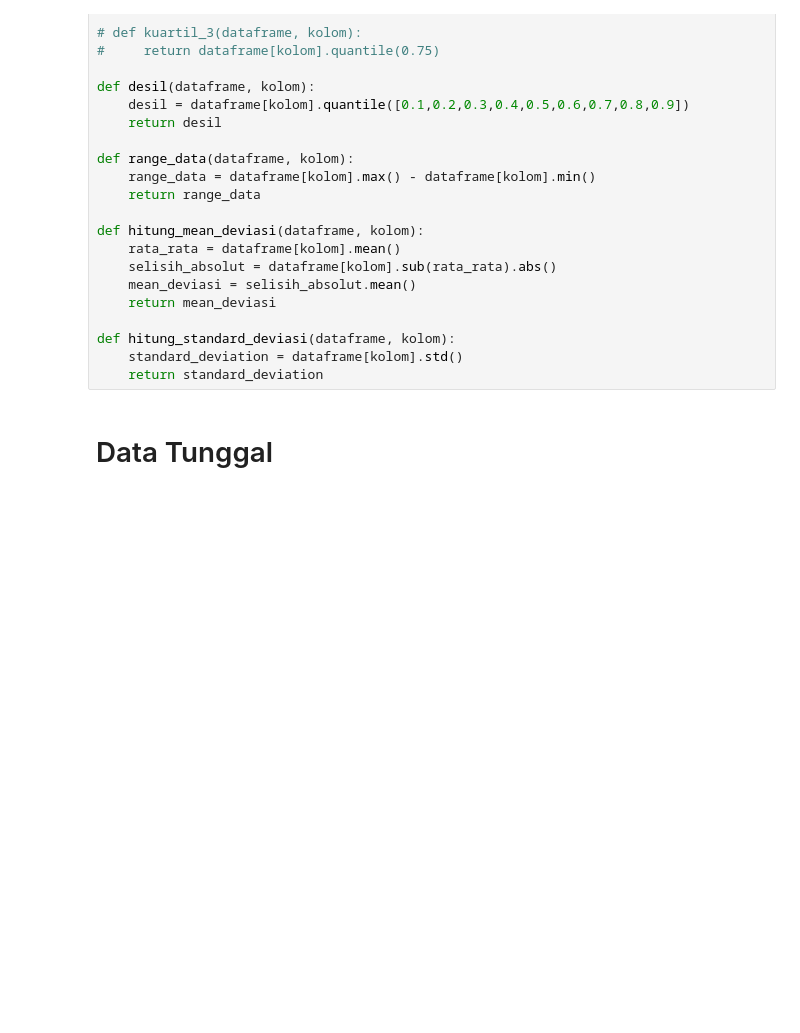
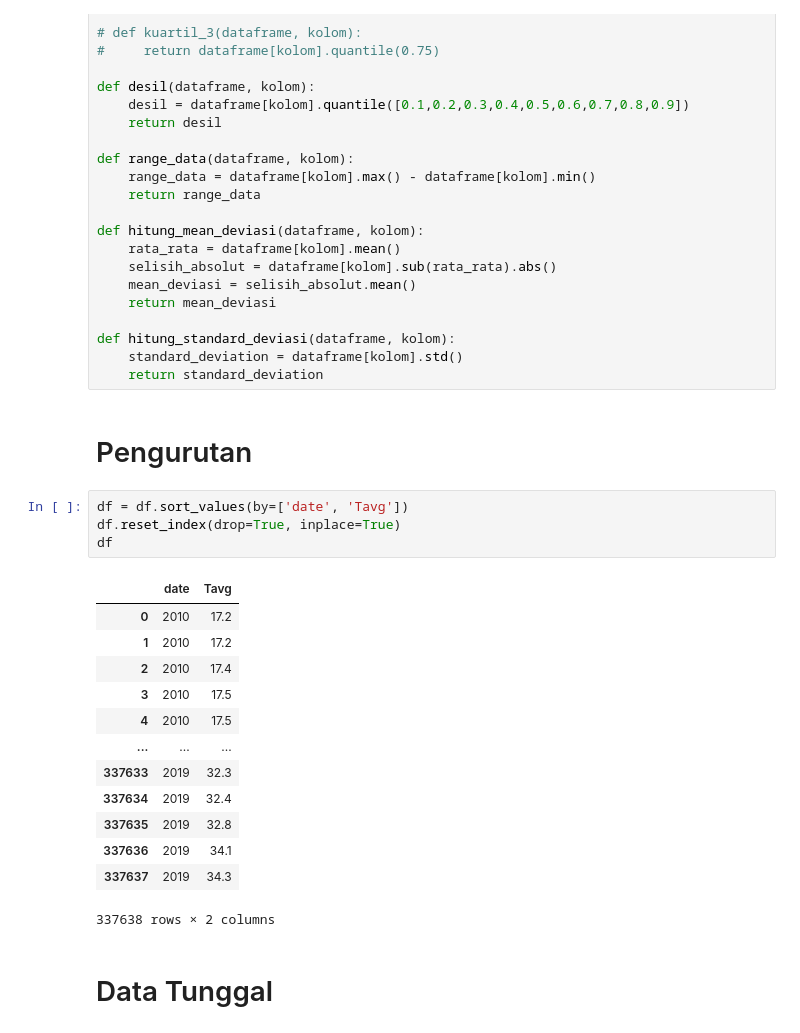
Before and after one commit to tonimurfid/Statistika_24, a Jupyter notebook: code.ipynb, the cells around one changed output. Drawn from its saved outputs; the diff is of its cells as text; blank space fills up the shorter version.

```diff
--- a/code.ipynb
+++ b/code.ipynb
@@ -143,6 +148,26 @@ def hitung_mean_deviasi(dataframe, kolom):
 def hitung_standard_deviasi(dataframe, kolom):
     standard_deviation = dataframe[kolom].std()
     return standard_deviation
+# %% [markdown]
+# Pengurutan
+# %%
+df = df.sort_values(by=['date', 'Tavg'])
+df.reset_index(drop=True, inplace=True)
+df
+# %% [output]
+|  | date | Tavg |
+| 0 | 2010 | 17.2 |
+| 1 | 2010 | 17.2 |
+| 2 | 2010 | 17.4 |
+| 3 | 2010 | 17.5 |
+| 4 | 2010 | 17.5 |
+| ... | ... | ... |
+| 337633 | 2019 | 32.3 |
+| 337634 | 2019 | 32.4 |
+| 337635 | 2019 | 32.8 |
+| 337636 | 2019 | 34.1 |
+| 337637 | 2019 | 34.3 |
+337638 rows × 2 columns
 # %% [markdown]
 # Data Tunggal
 # %% [markdown]
```
Also changed, not shown: parts of 4 cells of this notebook, 1 other file.
